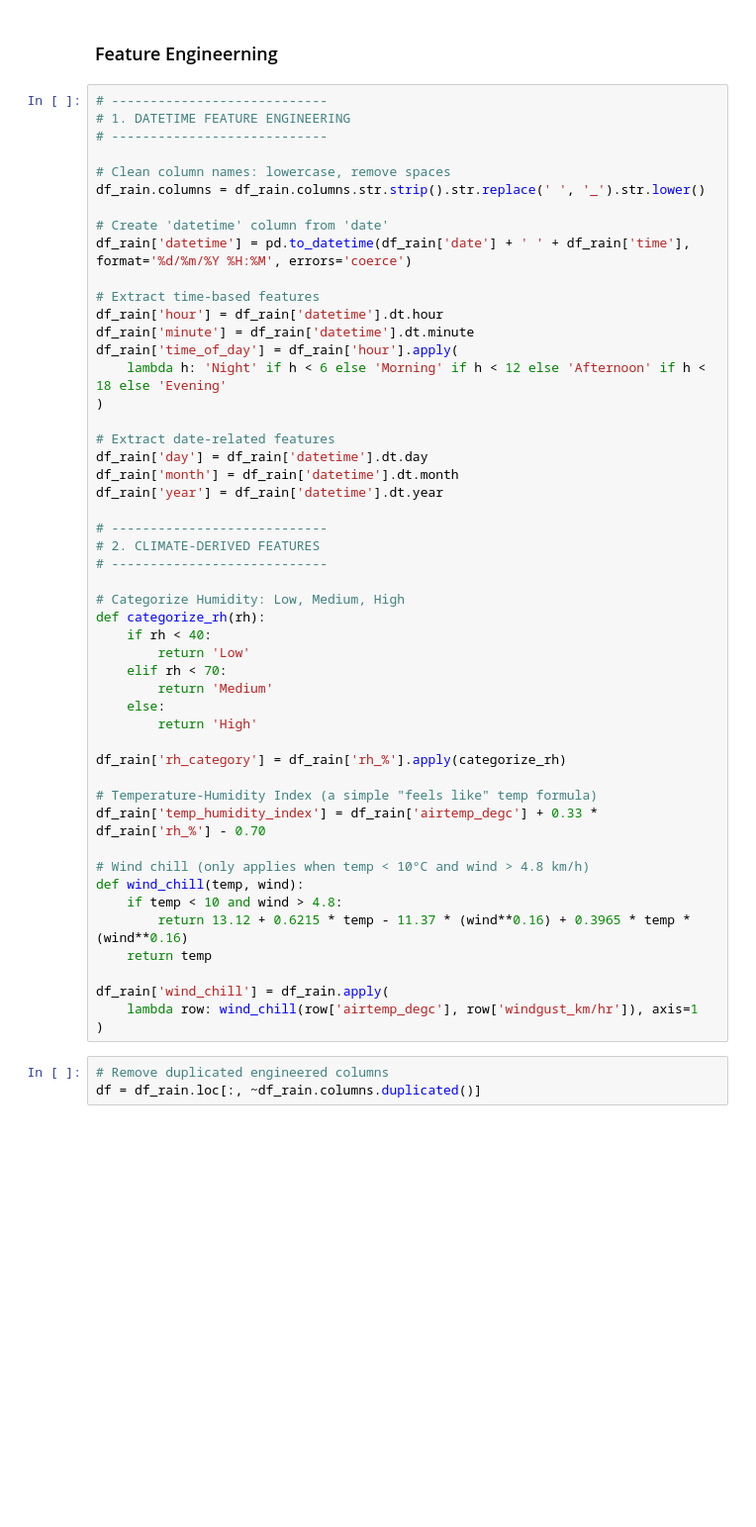
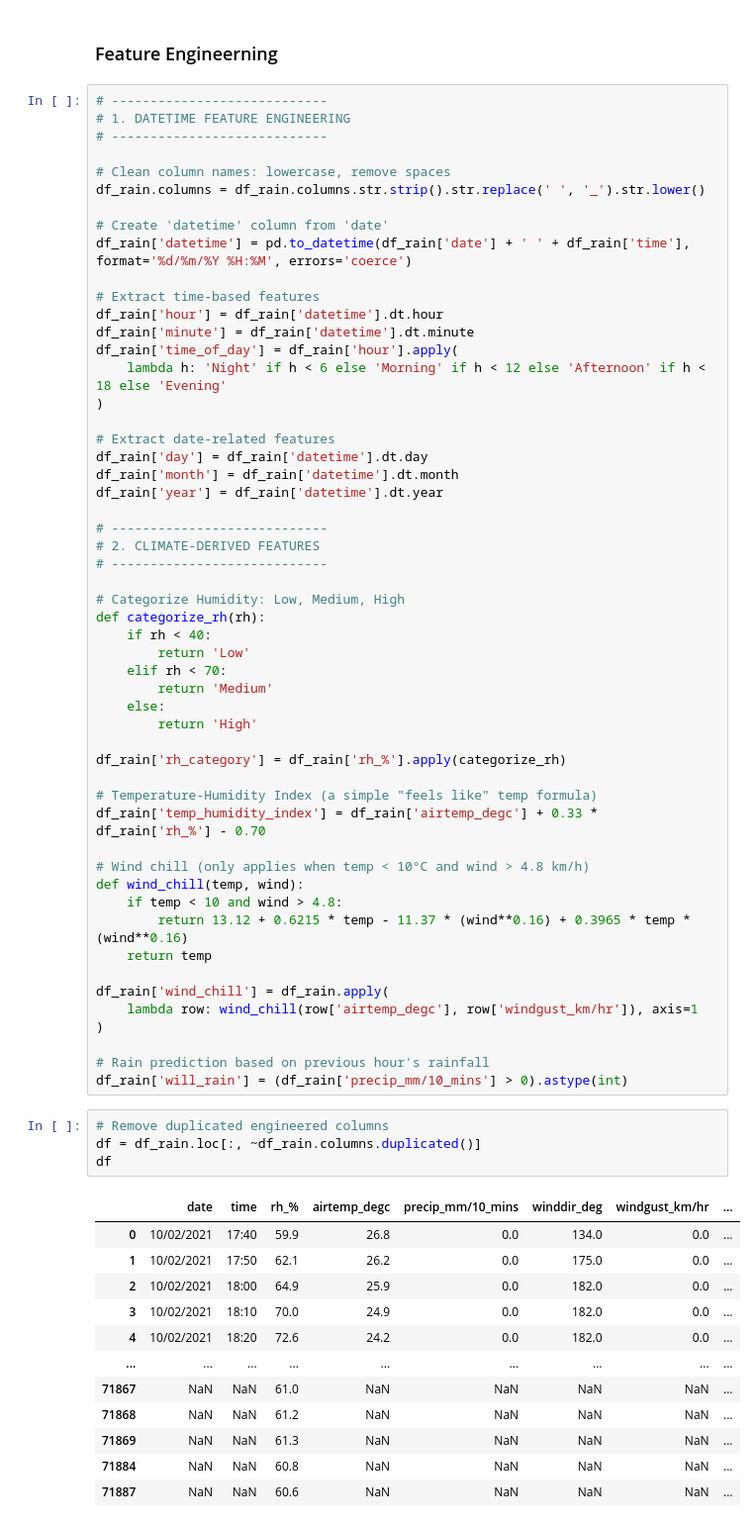
Before and after one commit to Senaakshi/PROJECTS, a Jupyter notebook: Rainfall_analysis/Analysis.ipynb, the cells around one changed output. Shown at 99% size. Saved outputs shown, nothing was run; the diff lists cells and outputs as text; blank space fills up the shorter version.

```diff
--- a/Rainfall_analysis/Analysis.ipynb
+++ b/Rainfall_analysis/Analysis.ipynb
@@ -185,6 +201,23 @@ def wind_chill(temp, wind):
 df_rain['wind_chill'] = df_rain.apply(
     lambda row: wind_chill(row['airtemp_degc'], row['windgust_km/hr']), axis=1
 )
+
+# Rain prediction based on previous hour's rainfall
+df_rain['will_rain'] = (df_rain['precip_mm/10_mins'] > 0).astype(int)
 # %%
 # Remove duplicated engineered columns
 df = df_rain.loc[:, ~df_rain.columns.duplicated()]
+df
+# %% [output]
+|  | date | time | rh_% | airtemp_degc | precip_mm/10_mins | winddir_deg | windgust_km/hr | ... |
+| 0 | 10/02/2021 | 17:40 | 59.9 | 26.8 | 0.0 | 134.0 | 0.0 | ... |
+| 1 | 10/02/2021 | 17:50 | 62.1 | 26.2 | 0.0 | 175.0 | 0.0 | ... |
+| 2 | 10/02/2021 | 18:00 | 64.9 | 25.9 | 0.0 | 182.0 | 0.0 | ... |
+| 3 | 10/02/2021 | 18:10 | 70.0 | 24.9 | 0.0 | 182.0 | 0.0 | ... |
+| 4 | 10/02/2021 | 18:20 | 72.6 | 24.2 | 0.0 | 182.0 | 0.0 | ... |
+| ... | ... | ... | ... | ... | ... | ... | ... | ... |
+| 71867 | NaN | NaN | 61.0 | NaN | NaN | NaN | NaN | ... |
+| 71868 | NaN | NaN | 61.2 | NaN | NaN | NaN | NaN | ... |
+| 71869 | NaN | NaN | 61.3 | NaN | NaN | NaN | NaN | ... |
+| 71884 | NaN | NaN | 60.8 | NaN | NaN | NaN | NaN | ... |
+| 71887 | NaN | NaN | 60.6 | NaN | NaN | NaN | NaN | ... |
```
Also changed, not shown: parts of 18 cells of this notebook.
